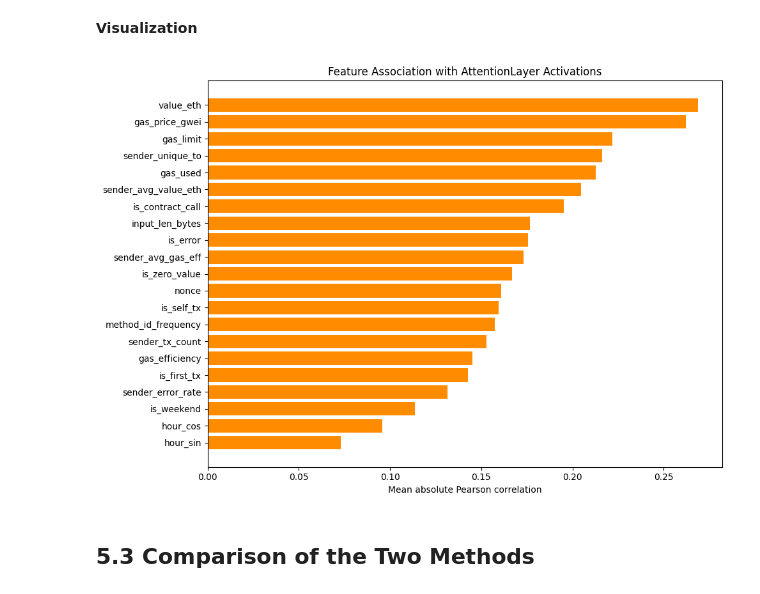
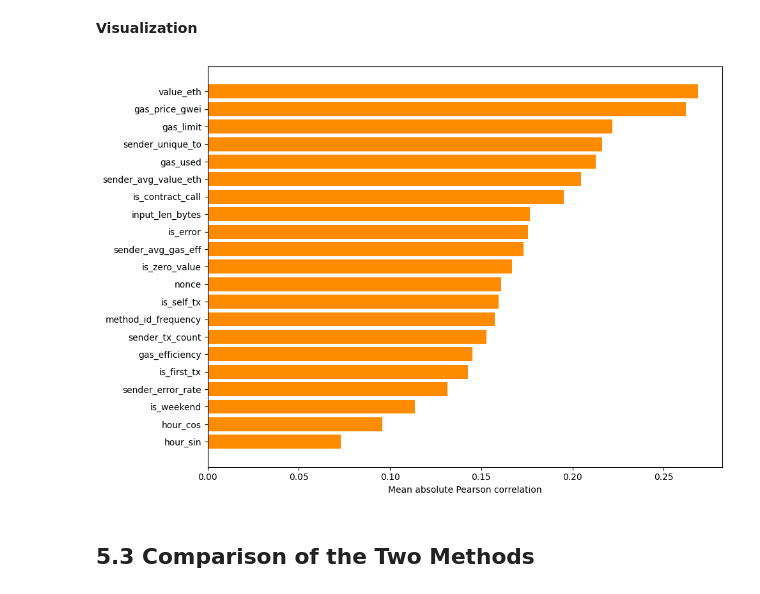
Before and after one commit to KozinIS/ethereum-anomaly-detection-xai, a Jupyter notebook: notebooks/ethereum_anomaly_detection_xai_EN.ipynb, the cells around one changed output. Drawn from its saved outputs; the diff is of its cells as text; code cells hidden in the pictures.

```diff
--- a/notebooks/ethereum_anomaly_detection_xai_EN.ipynb
+++ b/notebooks/ethereum_anomaly_detection_xai_EN.ipynb
@@ -156,7 +156,7 @@ if SAVE_ARTIFACTS:
 
     SAVE_ROOT = (
         Path("/content/drive/MyDrive")
-        / "eaai-review-artifacts"
+        / "ethereum-anomaly-detection-xai"
     )
 
     SAVE_ROOT.mkdir(
@@ -4308,32 +4387,32 @@ if SAVE_ARTIFACTS:
 # %% [markdown]
 **Visualization**
 # %%
-plt.figure(figsize=(10, 7))
+fig, ax = plt.subplots(figsize=(10, 7))
 
-plt.barh(
+ax.barh(
     att_importance["feature"],
     att_importance["attention_importance"],
     color="darkorange"
 )
 
-plt.xlabel("Mean absolute Pearson correlation")
-plt.title("Feature Association with AttentionLayer Activations")
+ax.set_xlabel("Mean absolute Pearson correlation")
 
-plt.gca().invert_yaxis()
-plt.tight_layout()
+ax.invert_yaxis()
+fig.tight_layout()
 
 if SAVE_ARTIFACTS:
-    plt.savefig(
+    fig.savefig(
         save_path(
-            "results/attention/63_attention_importance.png"
+            "results/attention/"
+            "63_attention_importance.pdf"
         ),
-        dpi=300,
+        format="pdf",
         bbox_inches="tight"
     )
 
 plt.show()
 # %% [output]
-[figure, old version]
+[figure, new version]
 # %% [markdown]
 ## 5.3 Comparison of the Two Methods
 # %% [markdown]
```
Also changed, not shown: parts of 22 cells of this notebook.
